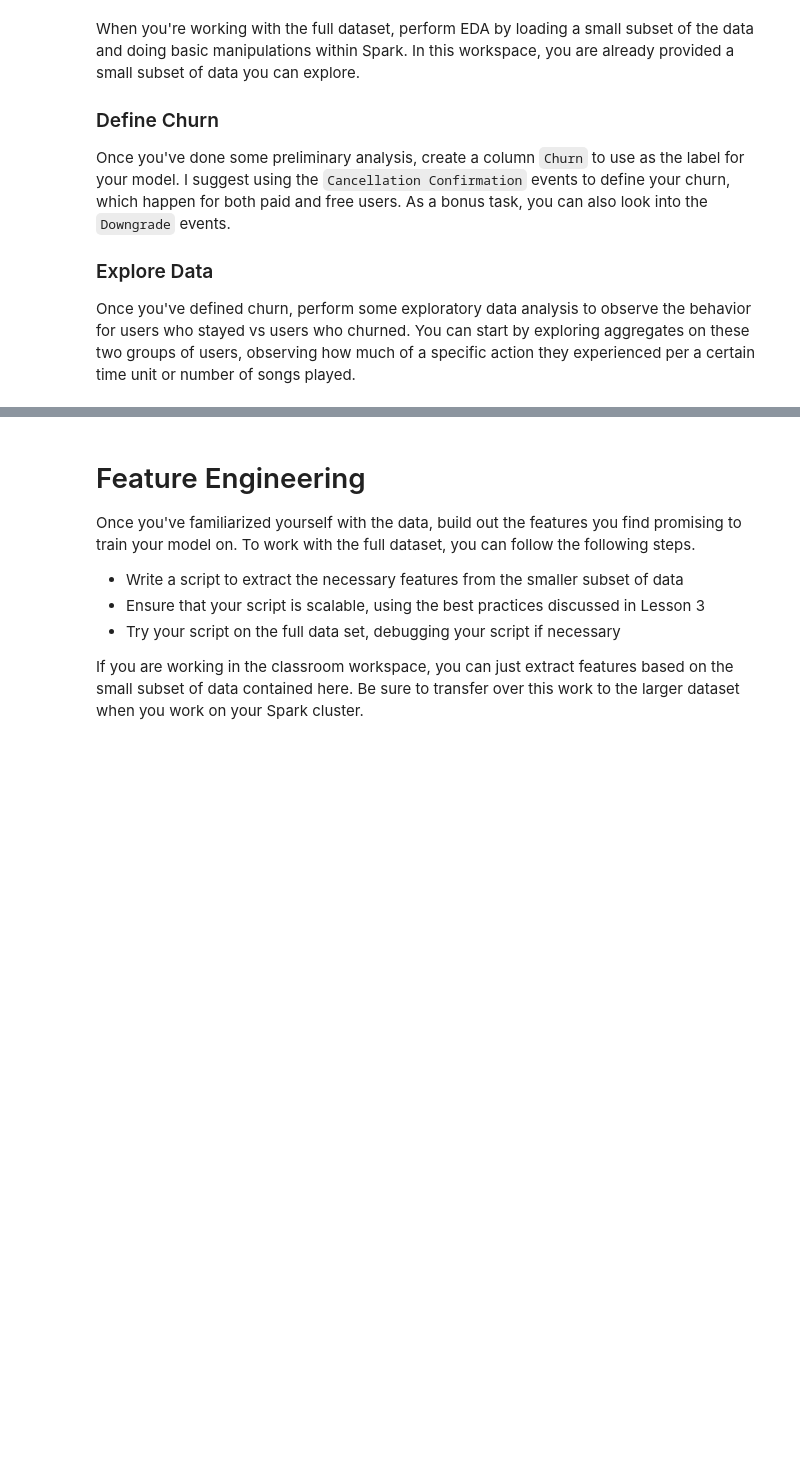
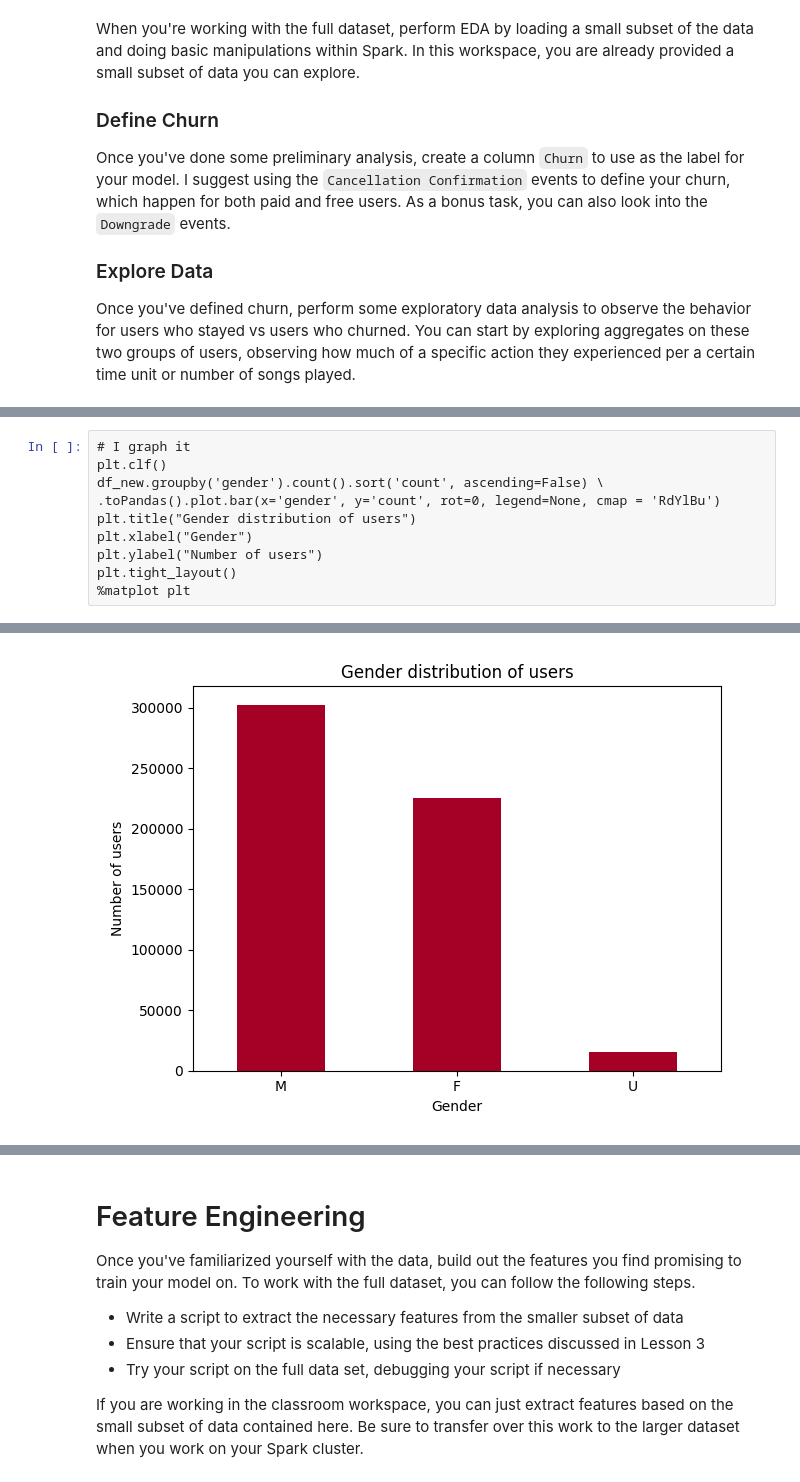
Before and after one commit to pwolter/sparkify, a Jupyter notebook: Sparkify.ipynb, the cells around one changed output, grey strips where cells are left out. Saved outputs shown, nothing was run; the diff lists cells and outputs as text; blank space fills up the shorter version.

```diff
--- a/Sparkify.ipynb
+++ b/Sparkify.ipynb
@@ -326,0 +193,11 @@ df_new.groupby('status').count().sort('count', ascending=[False])
+# %%
+# I graph it
+plt.clf()
+df_new.groupby('gender').count().sort('count', ascending=False) \
+.toPandas().plot.bar(x='gender', y='count', rot=0, legend=None, cmap = 'RdYlBu')
+plt.title("Gender distribution of users")
+plt.xlabel("Gender")
+plt.ylabel("Number of users")
+plt.tight_layout()
+%matplot plt
+# %% [output]
@@ -326,0 +205 @@ df_new.groupby('status').count().sort('count', ascending=[False])
+[figure, added]
```
Also changed, not shown: parts of 183 cells of this notebook, 7 other files.
